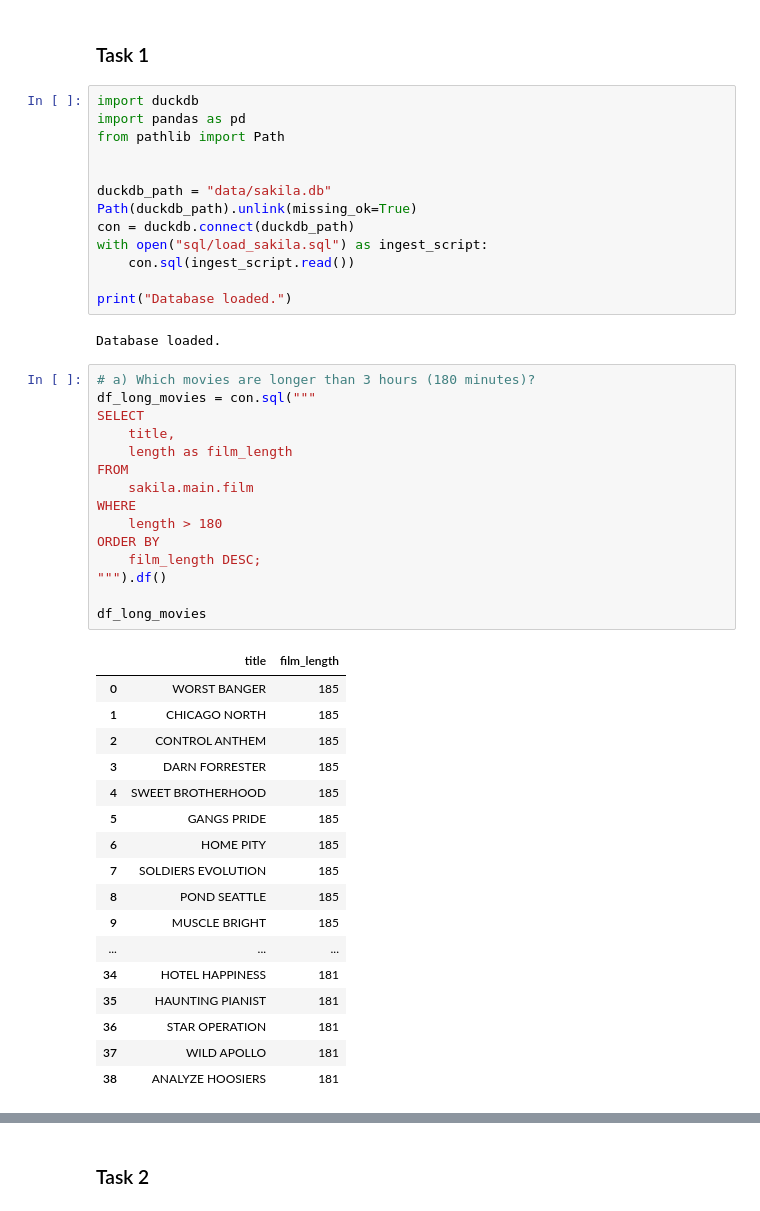
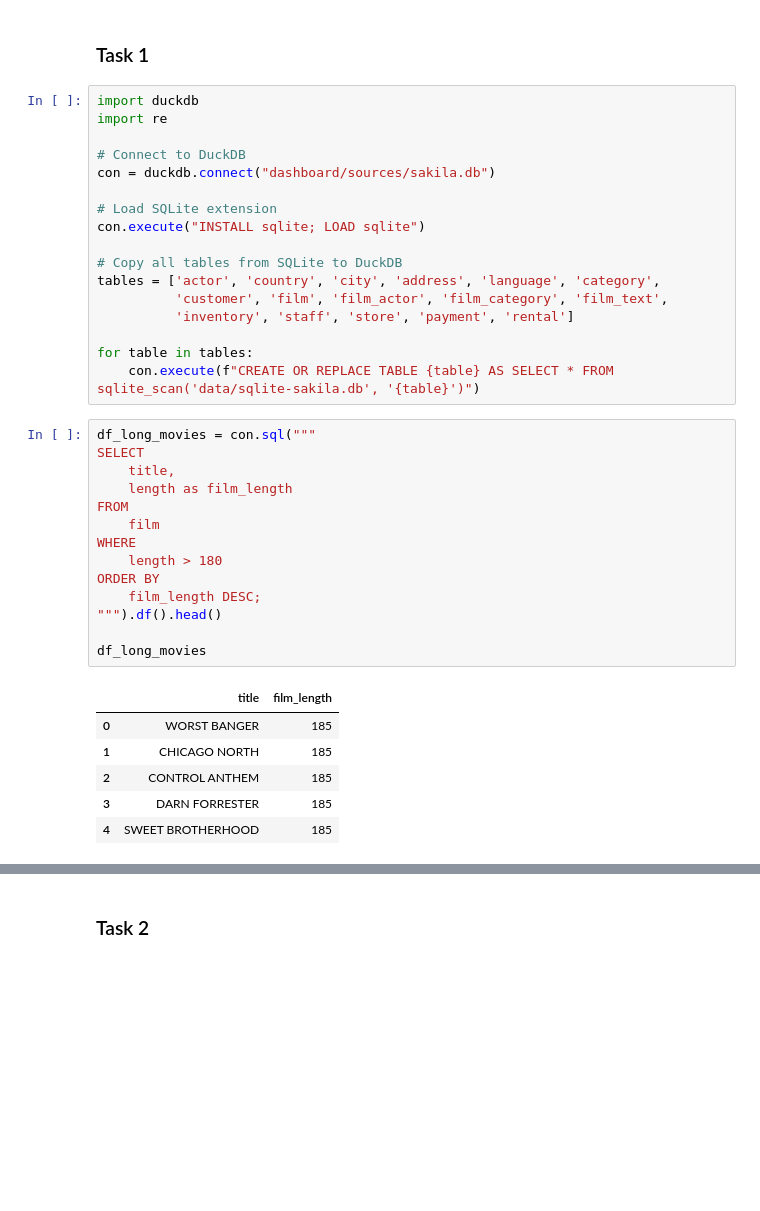
Before and after one commit to rickardgarnau-bit/SQL_course, a Jupyter notebook: Lab_1/Lab_1.ipynb, the cells around one changed output, grey strips where cells are left out. Drawn from its saved outputs; the diff is of its cells as text; blank space fills up the shorter version.

```diff
--- a/Lab_1/Lab_1.ipynb
+++ b/Lab_1/Lab_1.ipynb
@@ -4,50 +4,40 @@
 ### Task 1
 # %%
 import duckdb
-import pandas as pd
-from pathlib import Path
+import re
 
+# Connect to DuckDB
+con = duckdb.connect("dashboard/sources/sakila.db")
 
-duckdb_path = "data/sakila.db"
-Path(duckdb_path).unlink(missing_ok=True)
-con = duckdb.connect(duckdb_path)
-with open("sql/load_sakila.sql") as ingest_script:
-    con.sql(ingest_script.read())
+# Load SQLite extension
+con.execute("INSTALL sqlite; LOAD sqlite")
 
-print("Database loaded.")
+# Copy all tables from SQLite to DuckDB
+tables = ['actor', 'country', 'city', 'address', 'language', 'category',
+          'customer', 'film', 'film_actor', 'film_category', 'film_text',
+          'inventory', 'staff', 'store', 'payment', 'rental']
+
+for table in tables:
+    con.execute(f"CREATE OR REPLACE TABLE {table} AS SELECT * FROM sqlite_scan('data/sqlite-sakila.db', '{table}')")
-# %% [output]
-Database loaded.
 # %%
-# a) Which movies are longer than 3 hours (180 minutes)?
 df_long_movies = con.sql("""
 SELECT
     title,
     length as film_length
 FROM
-    sakila.main.film
+    film
 WHERE
     length > 180
 ORDER BY
     film_length DESC;
-""").df()
+""").df().head()
 
 df_long_movies
 # %% [output]
 |  | title | film_length |
 | 0 | WORST BANGER | 185 |
 | 1 | CHICAGO NORTH | 185 |
 | 2 | CONTROL ANTHEM | 185 |
 | 3 | DARN FORRESTER | 185 |
 | 4 | SWEET BROTHERHOOD | 185 |
-| 5 | GANGS PRIDE | 185 |
-| 6 | HOME PITY | 185 |
-| 7 | SOLDIERS EVOLUTION | 185 |
-| 8 | POND SEATTLE | 185 |
-| 9 | MUSCLE BRIGHT | 185 |
-| ... | ... | ... |
-| 34 | HOTEL HAPPINESS | 181 |
-| 35 | HAUNTING PIANIST | 181 |
-| 36 | STAR OPERATION | 181 |
-| 37 | WILD APOLLO | 181 |
-| 38 | ANALYZE HOOSIERS | 181 |
 # %%
```
Also changed, not shown: parts of 12 cells of this notebook, 7 other files.
